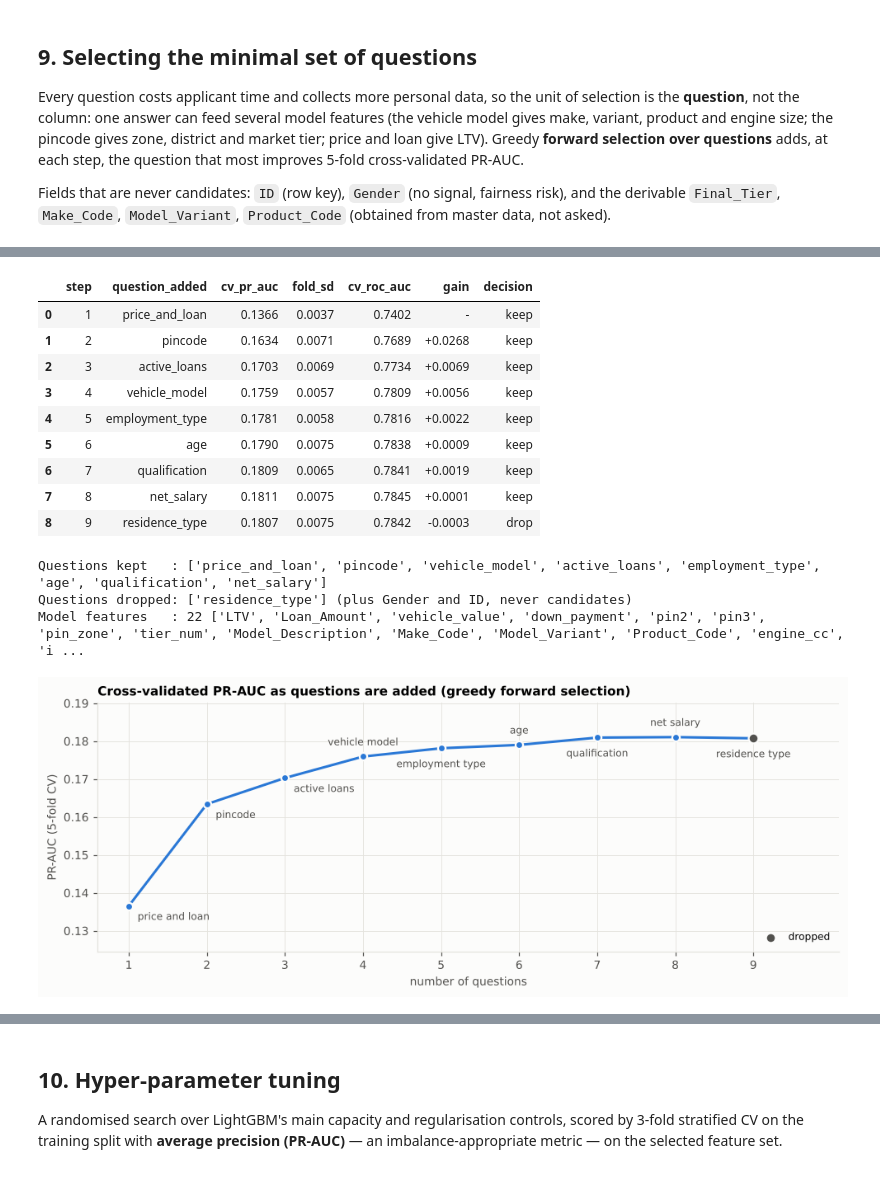
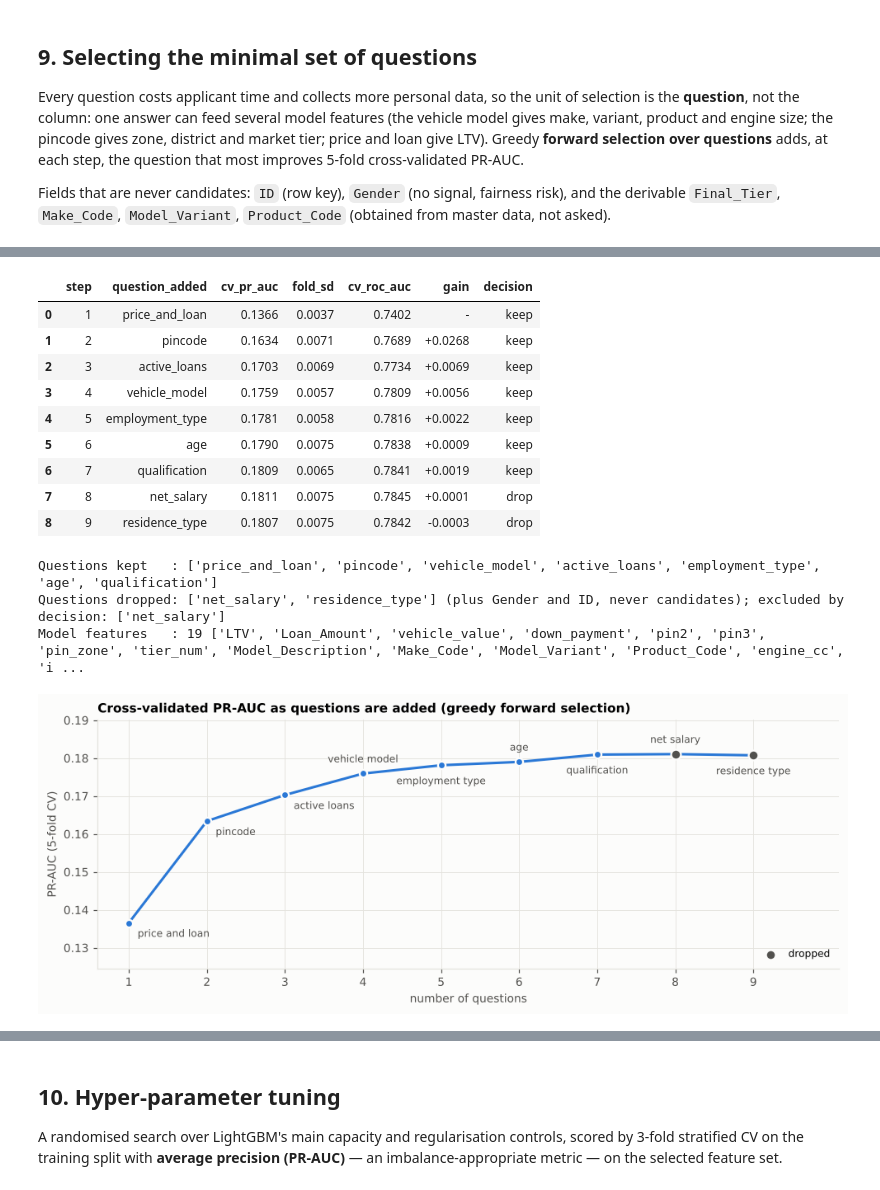
Before and after one commit to joymondal/abc_credit_project, a Jupyter notebook: ABC_Credit_Loan_Model.ipynb, the cells around one changed output, grey strips where cells are left out. Cells and saved outputs as stored; diff of their text form; code cells hidden in the pictures.

```diff
--- a/ABC_Credit_Loan_Model.ipynb
+++ b/ABC_Credit_Loan_Model.ipynb
@@ -329,0 +379,15 @@ Accuracy of a 'model' that approves everyone = 94.74%  <- the benchmark any accu
+# %%
+fig, axs = plt.subplots(1, 4, figsize=(12, 2.9))
+spec = {"Age": (np.arange(18, 72, 2), "years"), "Loan_Amount": (np.arange(0, 200001, 8000), "Rs"),
+        "LTV": (np.arange(30, 101, 2.5), "%"), "Net_salary": (np.arange(0, 100001, 4000), "Rs a month")}
+for ax, (col, (bins, unit)) in zip(axs, spec.items()):
+    for dec, colr, lw in [("APPROVED", C["blue"], 1.8), ("DECLINED", C["orange"], 1.8)]:
+        v = num.loc[lab["Decision"] == dec, col].dropna()
+        h, edges = np.histogram(v.clip(bins[0], bins[-1]), bins=bins)
+        ax.step(edges[:-1], h / h.sum(), where="post", color=colr, lw=lw, label=dec.capitalize())
+    ax.set_title(f"{col} ({unit})"); pct(ax); ax.grid(axis="x", visible=False)
+    if col in ("Loan_Amount", "Net_salary"):
+        ax.xaxis.set_major_formatter(matplotlib.ticker.FuncFormatter(lambda x, _: f"{x/1000:.0f}k"))
+axs[0].set_ylabel("share of applications in the class"); axs[0].legend(fontsize=8, loc="upper right")
+fig.suptitle("Distribution of the numeric fields, approved against declined (each line sums to 100%)", x=0.01, ha="left", fontsize=10.5, fontweight="bold")
+fig.tight_layout(); save(fig, "fig01_distributions")
@@ -557,0 +686,18 @@ RESULTS["iv"] = iv.round(4).to_dict()
+# %%
+cm = ev[["LTV_c", "Loan_Amount", "vehicle_price", "Age_num", "Net_salary", "y"]].rename(
+    columns={"LTV_c": "LTV", "vehicle_price": "Vehicle price", "Age_num": "Age", "y": "DECLINED"}).corr(method="spearman")
+from matplotlib.colors import LinearSegmentedColormap
+div = LinearSegmentedColormap.from_list("div", [C["orange"], "#eeeeea", C["blue"]])
+fig, ax = plt.subplots(figsize=(5.6, 4.4))
+im = ax.imshow(cm.values, cmap=div, vmin=-1, vmax=1); ax.grid(False)
+ax.set_xticks(range(len(cm)), cm.columns, rotation=35, ha="right"); ax.set_yticks(range(len(cm)), cm.index)
+for i in range(len(cm)):
+    for j in range(len(cm)):
+        ax.text(j, i, f"{cm.values[i, j]:+.2f}", ha="center", va="center", fontsize=8, color="white" if abs(cm.values[i, j]) > 0.6 else C["ink"])
+for s in ax.spines.values(): s.set_visible(False)
+ax.set_xticks(np.arange(-.5, len(cm), 1), minor=True); ax.set_yticks(np.arange(-.5, len(cm), 1), minor=True)
+ax.grid(which="minor", color=C["surface"], linewidth=2); ax.tick_params(which="minor", length=0)
+ax.set_title("Spearman correlation of the numeric fields and the decision")
+fig.colorbar(im, ax=ax, fraction=0.045, pad=0.03)
+fig.tight_layout(); save(fig, "fig05c_correlation")
+RESULTS["spearman"] = cm.round(4).to_dict()
@@ -874,42 +1024,43 @@ step 9: + residence_type   PR-AUC 0.1807  ROC-AUC 0.7842
 # %%
 best_step = int(path["cv_pr_auc"].idxmax())
 statistical = path["question_added"].iloc[: best_step + 1].tolist()        # questions that add cross-validated signal
-MANDATED = ["age", "employment_type", "net_salary"]   # RBI (Digital Lending) Directions 2025: age, occupation and income must be captured
-final_questions = [q for q in QUESTIONS if q in set(statistical) | set(MANDATED)]
+MANDATED = ["age", "employment_type"]                  # kept whatever their rank: the age policy needs age, and occupation is a basic profile field
+EXCLUDED = ["net_salary"]                              # team decision: unverified, heaped on round numbers, adds about +0.0001 PR-AUC, and is the most sensitive question
+final_questions = [q for q in QUESTIONS if q in (set(statistical) | set(MANDATED)) - set(EXCLUDED)]
 dropped = [q for q in QUESTIONS if q not in final_questions]
 KEEP = features_for(final_questions)
 path["decision"] = ["keep" if q in final_questions else "drop" for q in path["question_added"]]
 display(path.style.format({"cv_pr_auc": "{:.4f}", "fold_sd": "{:.4f}", "cv_roc_auc": "{:.4f}", "gain": "{:+.4f}"}, na_rep="-"))
 print("Questions kept   :", final_questions)
-print("Questions dropped:", dropped, "(plus Gender and ID, never candidates)")
+print("Questions dropped:", dropped, "(plus Gender and ID, never candidates); excluded by decision:", EXCLUDED)
 print("Model features   :", len(KEEP), KEEP)
 
 fig, ax = plt.subplots(figsize=(9, 3.6))
 keep_mask = path["decision"].eq("keep")
 ax.plot(path["step"], path["cv_pr_auc"], color=C["blue"], marker="o", ms=6, mec=C["surface"], mew=1.5)
 ax.scatter(path.loc[~keep_mask, "step"], path.loc[~keep_mask, "cv_pr_auc"], s=60, color=C["ink2"], zorder=3, edgecolor=C["surface"], linewidth=1.5, label="dropped")
 for _, r in path.iterrows():                                   # steep part: label to the lower right; flat part: alternate above / below
     steep = r["step"] <= 3
     off, ha = ((7, -11), "left") if steep else ((0, 9) if r["step"] % 2 == 0 else (0, -15), "center")
     ax.annotate(r["question_added"].replace("_", " "), (r["step"], r["cv_pr_auc"]), textcoords="offset points", xytext=off, ha=ha, fontsize=8, color=C["ink2"])
 ax.set(title="Cross-validated PR-AUC as questions are added (greedy forward selection)", xlabel="number of questions", ylabel="PR-AUC (5-fold CV)")
 ax.set_ylim(path["cv_pr_auc"].min() - 0.012, path["cv_pr_auc"].max() + 0.009); ax.set_xlim(0.6, len(path) + 1.1); ax.set_xticks(path["step"]); ax.legend(fontsize=8, loc="lower right")
 fig.tight_layout(); save(fig, "fig08_question_selection")
 RESULTS["question_selection"] = {"path": path.round(5).to_dict("records"), "final_questions": final_questions, "dropped": dropped,
-                                 "statistical": statistical, "mandated": MANDATED, "model_features": KEEP}
+                                 "statistical": statistical, "mandated": MANDATED, "excluded": EXCLUDED, "model_features": KEEP}
 # %% [output]
 |  | step | question_added | cv_pr_auc | fold_sd | cv_roc_auc | gain | decision |
 | 0 | 1 | price_and_loan | 0.1366 | 0.0037 | 0.7402 | - | keep |
 | 1 | 2 | pincode | 0.1634 | 0.0071 | 0.7689 | +0.0268 | keep |
 | 2 | 3 | active_loans | 0.1703 | 0.0069 | 0.7734 | +0.0069 | keep |
 | 3 | 4 | vehicle_model | 0.1759 | 0.0057 | 0.7809 | +0.0056 | keep |
 | 4 | 5 | employment_type | 0.1781 | 0.0058 | 0.7816 | +0.0022 | keep |
 | 5 | 6 | age | 0.1790 | 0.0075 | 0.7838 | +0.0009 | keep |
 | 6 | 7 | qualification | 0.1809 | 0.0065 | 0.7841 | +0.0019 | keep |
-| 7 | 8 | net_salary | 0.1811 | 0.0075 | 0.7845 | +0.0001 | keep |
+| 7 | 8 | net_salary | 0.1811 | 0.0075 | 0.7845 | +0.0001 | drop |
 | 8 | 9 | residence_type | 0.1807 | 0.0075 | 0.7842 | -0.0003 | drop |
-Questions kept   : ['price_and_loan', 'pincode', 'vehicle_model', 'active_loans', 'employment_type', 'age', 'qualification', 'net_salary']
-Questions dropped: ['residence_type'] (plus Gender and ID, never candidates)
-Model features   : 22 ['LTV', 'Loan_Amount', 'vehicle_value', 'down_payment', 'pin2', 'pin3', 'pin_zone', 'tier_num', 'Model_Description', 'Make_Code', 'Model_Variant', 'Product_Code', 'engine_cc', 'i ...
+Questions kept   : ['price_and_loan', 'pincode', 'vehicle_model', 'active_loans', 'employment_type', 'age', 'qualification']
+Questions dropped: ['net_salary', 'residence_type'] (plus Gender and ID, never candidates); excluded by decision: ['net_salary']
+Model features   : 19 ['LTV', 'Loan_Amount', 'vehicle_value', 'down_payment', 'pin2', 'pin3', 'pin_zone', 'tier_num', 'Model_Description', 'Make_Code', 'Model_Variant', 'Product_Code', 'engine_cc', 'i ...
 [figure]
 # %% [markdown]
```
Also changed, not shown: parts of 34 cells of this notebook, 41 other files.
